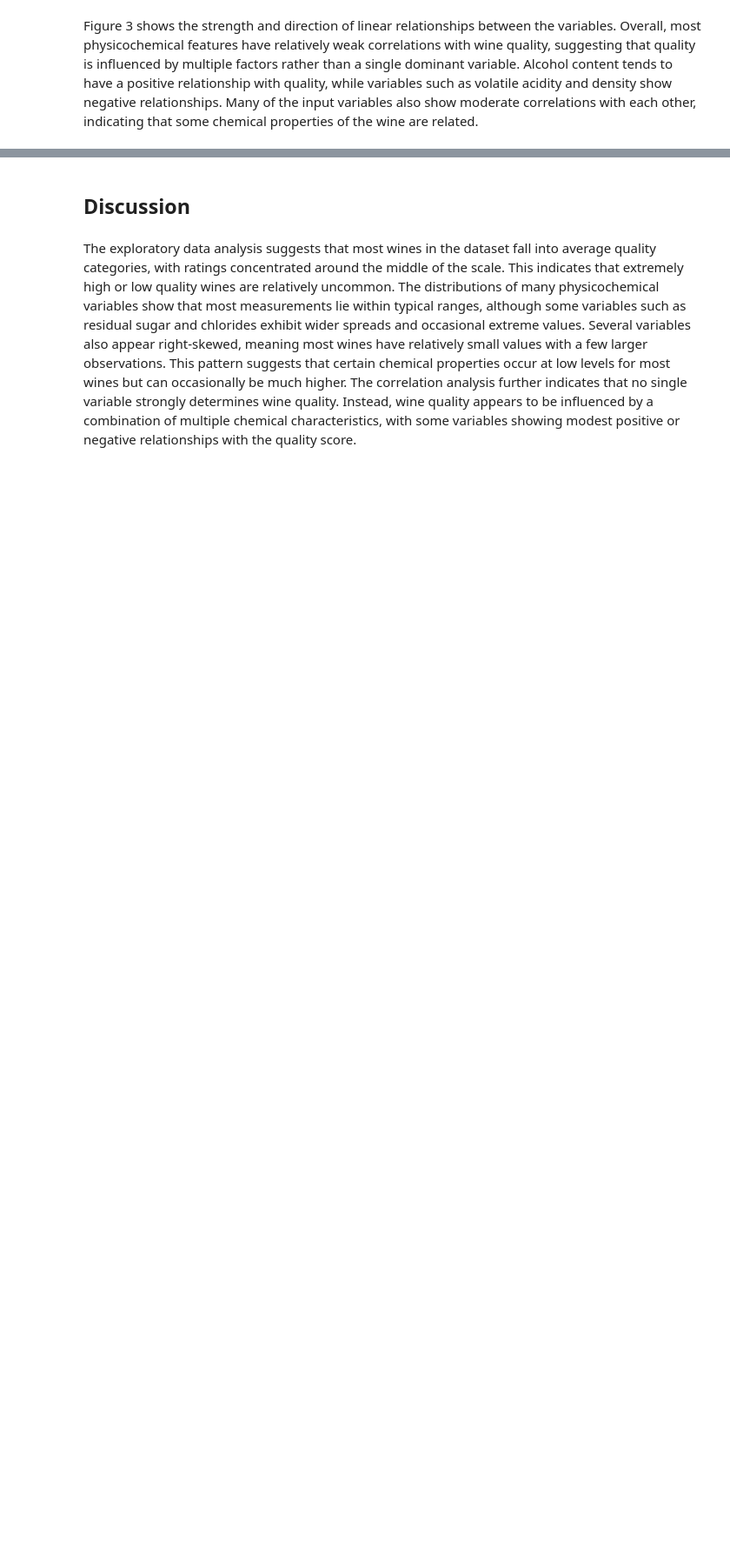
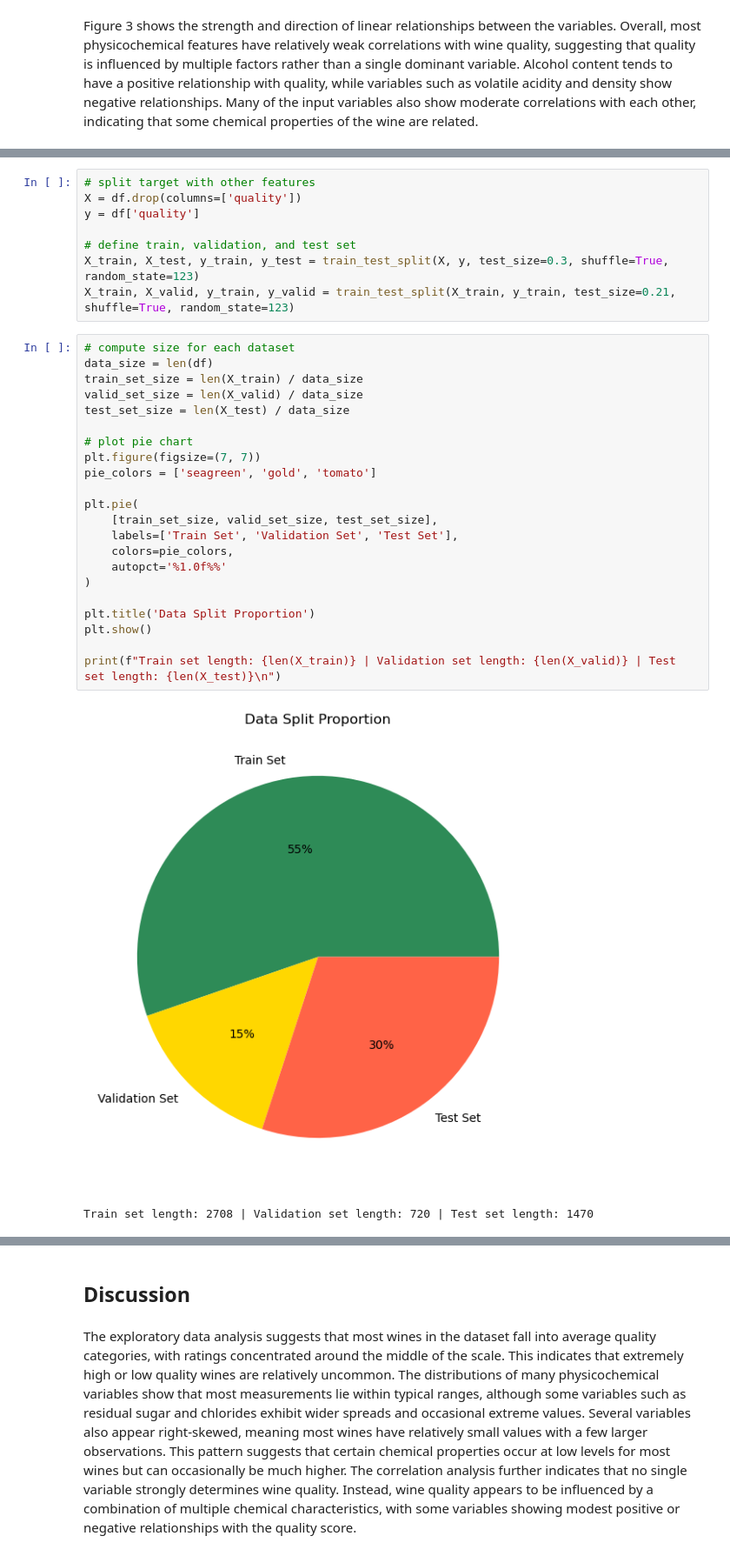
Before and after one commit to UBC-DSCI-310-2025W2/dsci-310-group-07, a Jupyter notebook: reports/white_wine_quality_analysis.ipynb, the cells around one changed output, grey strips where cells are left out. Shown at 87% size. Saved outputs shown, nothing was run; the diff lists cells and outputs as text; blank space fills up the shorter version.

```diff
--- a/reports/white_wine_quality_analysis.ipynb
+++ b/reports/white_wine_quality_analysis.ipynb
@@ -206,0 +209,33 @@ Figure 3 shows the strength and direction of linear relationships between the va
+# %%
+# split target with other features
+X = df.drop(columns=['quality'])
+y = df['quality']
+
+# define train, validation, and test set
+X_train, X_test, y_train, y_test = train_test_split(X, y, test_size=0.3, shuffle=True, random_state=123)
+X_train, X_valid, y_train, y_valid = train_test_split(X_train, y_train, test_size=0.21, shuffle=True, random_state=123)
+# %%
+# compute size for each dataset
+data_size = len(df)
+train_set_size = len(X_train) / data_size
+valid_set_size = len(X_valid) / data_size
+test_set_size = len(X_test) / data_size
+
+# plot pie chart
+plt.figure(figsize=(7, 7))
+pie_colors = ['seagreen', 'gold', 'tomato']
+
+plt.pie(
+    [train_set_size, valid_set_size, test_set_size],
+    labels=['Train Set', 'Validation Set', 'Test Set'],
+    colors=pie_colors,
+    autopct='%1.0f%%'
+)
+
+plt.title('Data Split Proportion')
+plt.show()
+
+print(f"Train set length: {len(X_train)} | Validation set length: {len(X_valid)} | Test set length: {len(X_test)}\n")
+# %% [output]
+[figure, added]
+Train set length: 2708 | Validation set length: 720 | Test set length: 1470
```
Also changed, not shown: parts of 23 cells of this notebook.
